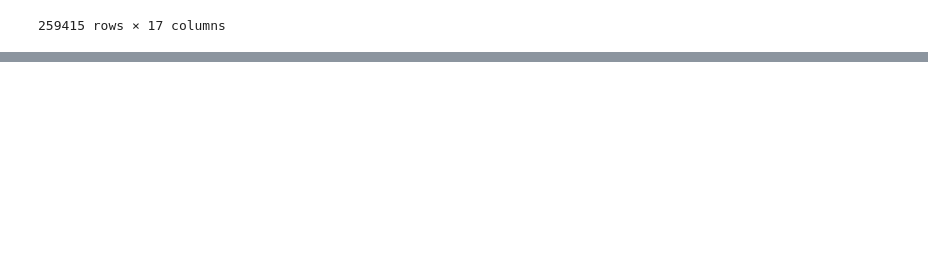
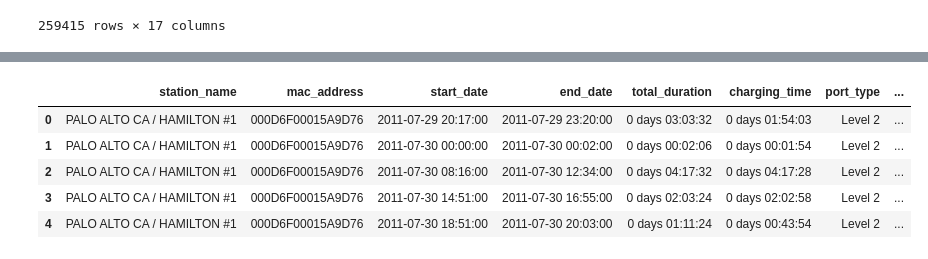
Before and after one commit to ND-Captstone-Magic/capstone_project, a Jupyter notebook: Research.ipynb, the cells around one changed output, grey strips where cells are left out. Drawn from its saved outputs; the diff is of its cells as text; code cells hidden in the pictures; blank space fills up the shorter version.

Commit message:
Adding Weekday names, unique_plug_id and index1

```diff
--- a/Research.ipynb
+++ b/Research.ipynb
@@ -241,0 +272,6 @@ charging_df.applymap(lambda s: mymapp.get(s) if s in mymapp else s)
+# %%
+def make_mac_same(row):
+    return row['mac_address'].replace(':','')
+# %%
+charging_df['mac_address'] = charging_df.apply(lambda row : make_mac_same(row), axis=1)
+charging_df.head(4)
@@ -241,0 +284,16 @@ charging_df.applymap(lambda s: mymapp.get(s) if s in mymapp else s)
+# %%
+def make_unique_id(row):
+    return str(row['mac_address']) + '_' +  str(row['port_number'])
+
+charging_df['unique_plug_id'] = charging_df.apply(lambda row : make_unique_id(row), axis=1)
+# %%
+charging_df['index1'] = charging_df.index
+# %%
+charging_df.head()
+# %% [output]
+|  | station_name | mac_address | start_date | end_date | total_duration | charging_time | port_type | ... |
+| 0 | PALO ALTO CA / HAMILTON #1 | 000D6F00015A9D76 | 2011-07-29 20:17:00 | 2011-07-29 23:20:00 | 0 days 03:03:32 | 0 days 01:54:03 | Level 2 | ... |
+| 1 | PALO ALTO CA / HAMILTON #1 | 000D6F00015A9D76 | 2011-07-30 00:00:00 | 2011-07-30 00:02:00 | 0 days 00:02:06 | 0 days 00:01:54 | Level 2 | ... |
+| 2 | PALO ALTO CA / HAMILTON #1 | 000D6F00015A9D76 | 2011-07-30 08:16:00 | 2011-07-30 12:34:00 | 0 days 04:17:32 | 0 days 04:17:28 | Level 2 | ... |
+| 3 | PALO ALTO CA / HAMILTON #1 | 000D6F00015A9D76 | 2011-07-30 14:51:00 | 2011-07-30 16:55:00 | 0 days 02:03:24 | 0 days 02:02:58 | Level 2 | ... |
+| 4 | PALO ALTO CA / HAMILTON #1 | 000D6F00015A9D76 | 2011-07-30 18:51:00 | 2011-07-30 20:03:00 | 0 days 01:11:24 | 0 days 00:43:54 | Level 2 | ... |
```
Also changed, not shown: parts of 6 cells of this notebook, 3 other files.
